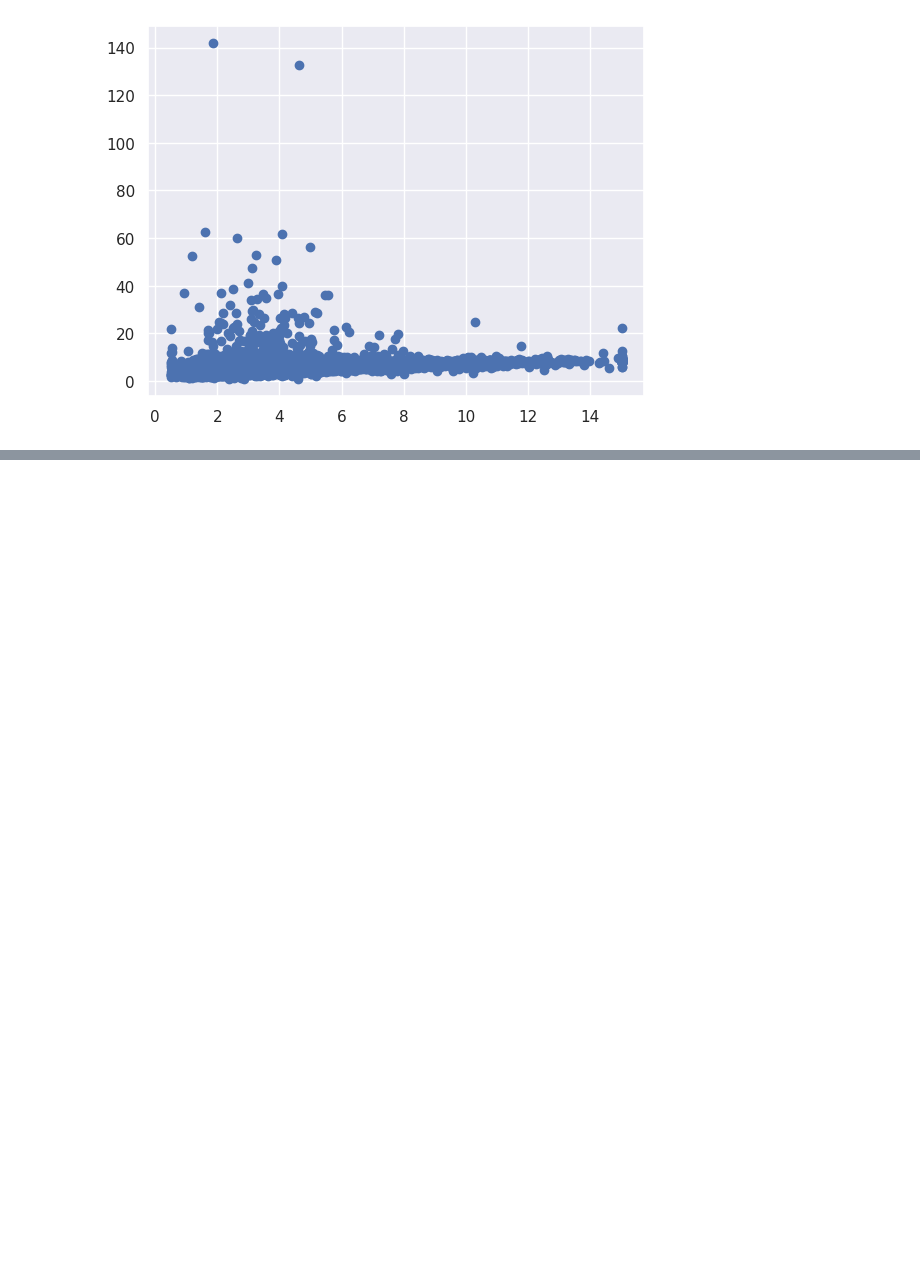
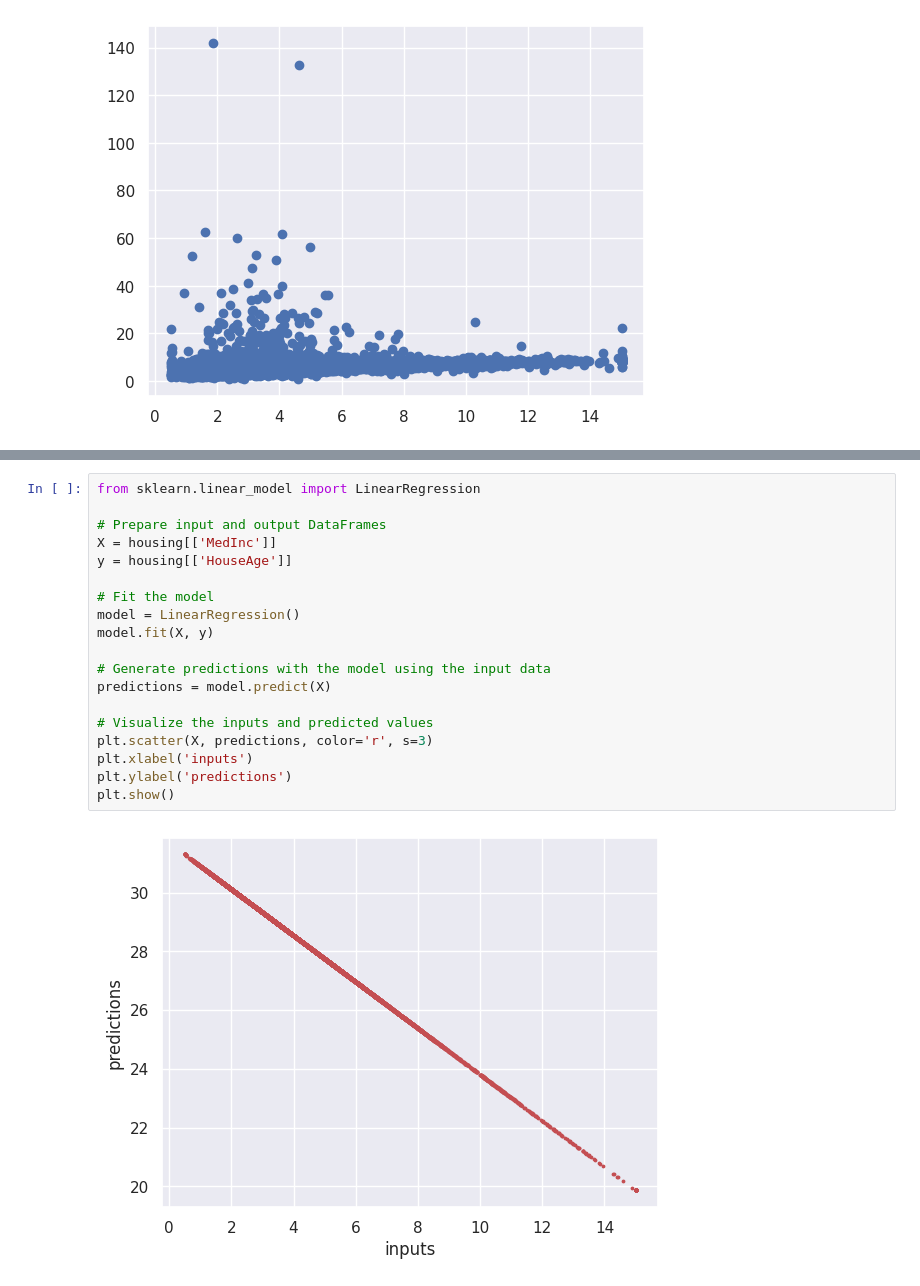
Before and after one commit to MeghanGH/time-series-with-python, a Jupyter notebook: Machine_learning_for_time_series_data_in_pytho.ipynb, the cells around one changed output, grey strips where cells are left out. Drawn from its saved outputs; the diff is of its cells as text; blank space fills up the shorter version.

```diff
--- a/Machine_learning_for_time_series_data_in_pytho.ipynb
+++ b/Machine_learning_for_time_series_data_in_pytho.ipynb
@@ -120,0 +142,21 @@ plt.show()
+# %%
+from sklearn.linear_model import LinearRegression
+
+# Prepare input and output DataFrames
+X = housing[['MedInc']]
+y = housing[['HouseAge']]
+
+# Fit the model
+model = LinearRegression()
+model.fit(X, y)
+
+# Generate predictions with the model using the input data
+predictions = model.predict(X)
+
+# Visualize the inputs and predicted values
+plt.scatter(X, predictions, color='r', s=3)
+plt.xlabel('inputs')
+plt.ylabel('predictions')
+plt.show()
+# %% [output]
+[figure, added]
```
Also changed, not shown: parts of 2 cells of this notebook.
